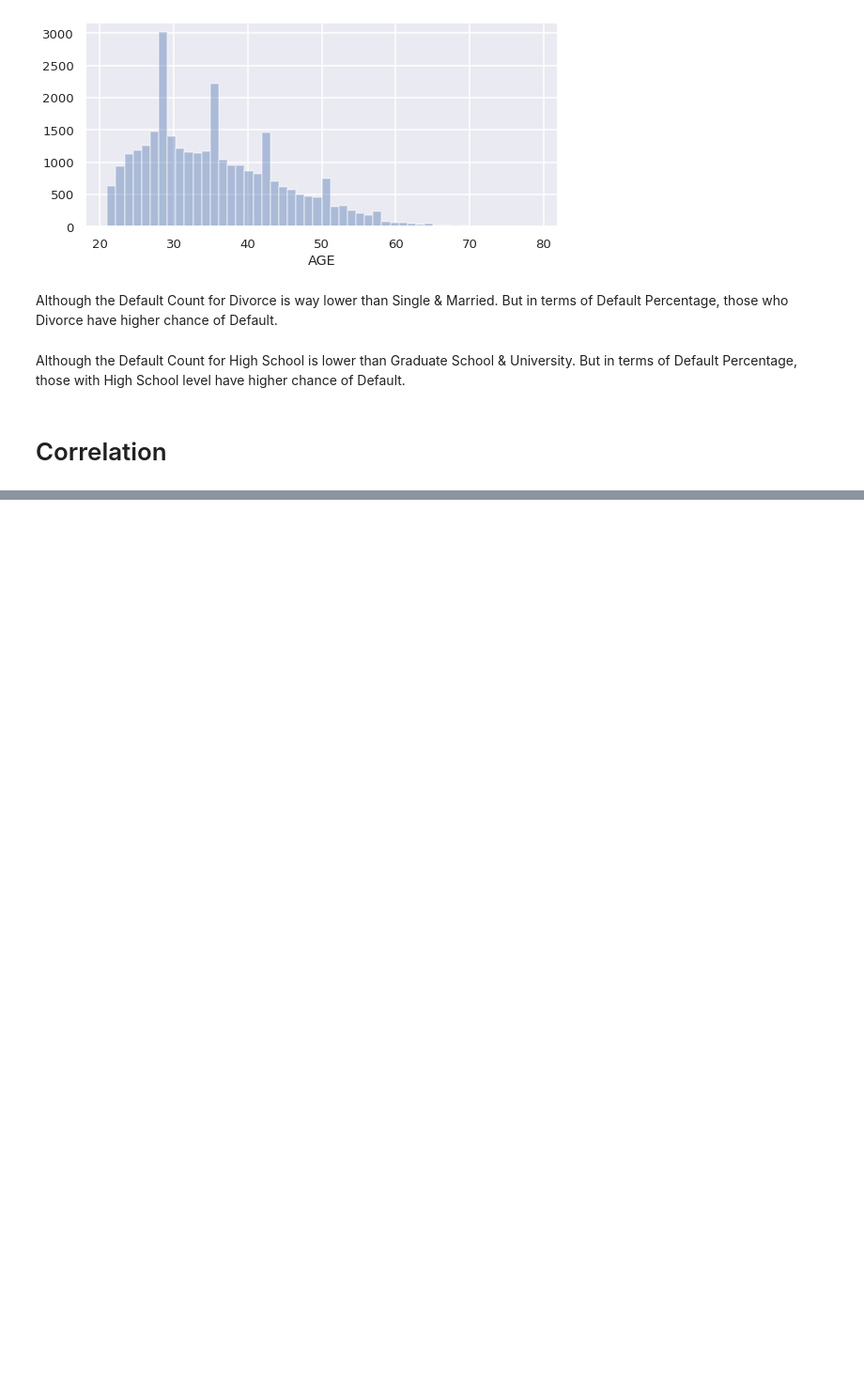
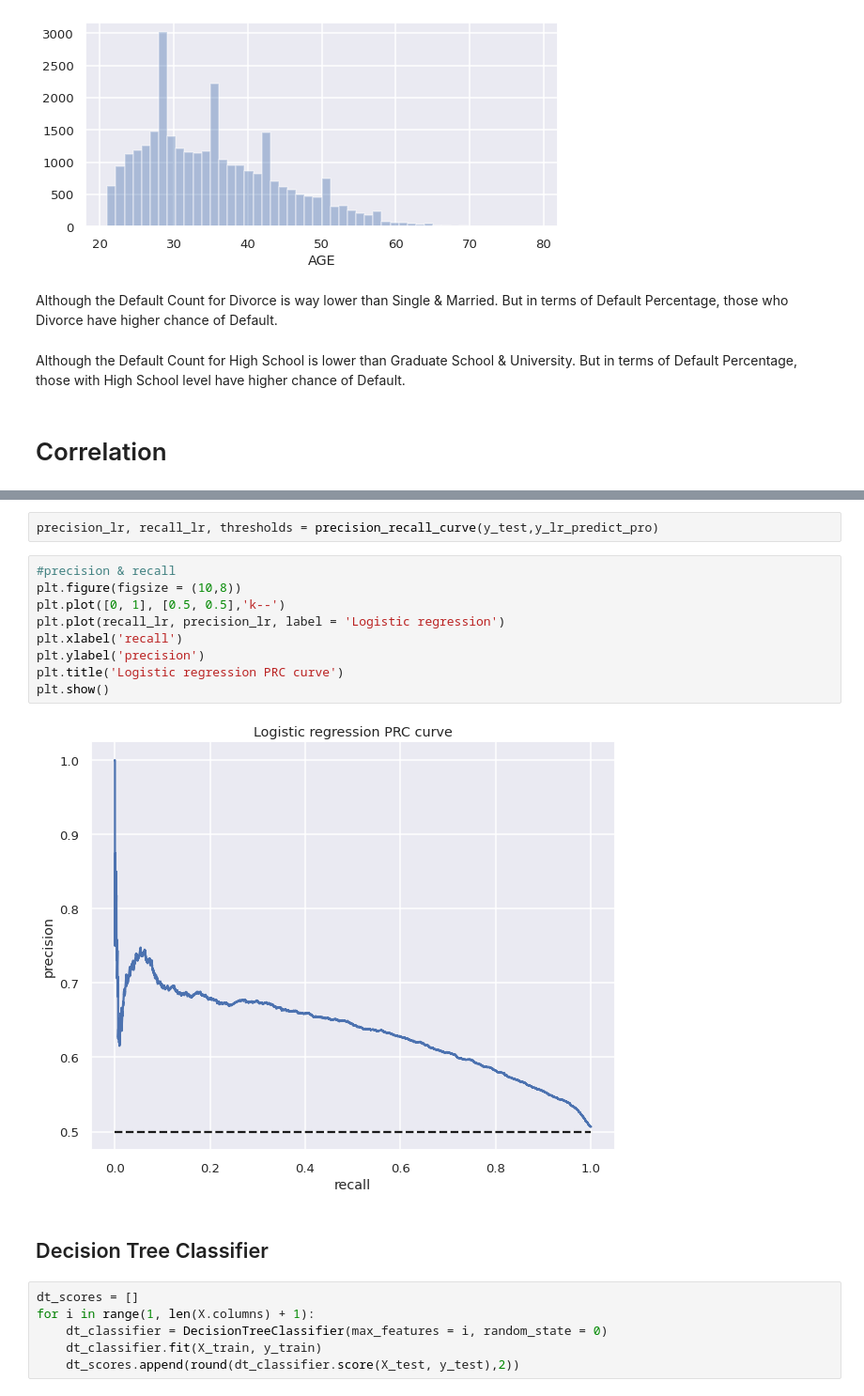
Before and after one commit to Kunaltembhare003/credir-card-default-payment, a Jupyter notebook: Credit_Card_Default_Prediction_Capstone_Project.ipynb, the cells around one changed output, grey strips where cells are left out. Shown at 94% size. Saved outputs shown, nothing was run; the diff lists cells and outputs as text; blank space fills up the shorter version.

```diff
--- a/Credit_Card_Default_Prediction_Capstone_Project.ipynb
+++ b/Credit_Card_Default_Prediction_Capstone_Project.ipynb
@@ -587,0 +791,21 @@ Although the Default Count for High School is lower than Graduate School & Unive
+# %%
+precision_lr, recall_lr, thresholds = precision_recall_curve(y_test,y_lr_predict_pro)
+# %%
+#precision & recall
+plt.figure(figsize = (10,8))
+plt.plot([0, 1], [0.5, 0.5],'k--')
+plt.plot(recall_lr, precision_lr, label = 'Logistic regression')
+plt.xlabel('recall')
+plt.ylabel('precision')
+plt.title('Logistic regression PRC curve')
+plt.show()
+# %% [output]
+[figure, added]
+# %% [markdown]
+## Decision Tree Classifier
+# %%
+dt_scores = []
+for i in range(1, len(X.columns) + 1):
+    dt_classifier = DecisionTreeClassifier(max_features = i, random_state = 0)
+    dt_classifier.fit(X_train, y_train)
+    dt_scores.append(round(dt_classifier.score(X_test, y_test),2))
```
Also changed, not shown: parts of 124 cells of this notebook.
